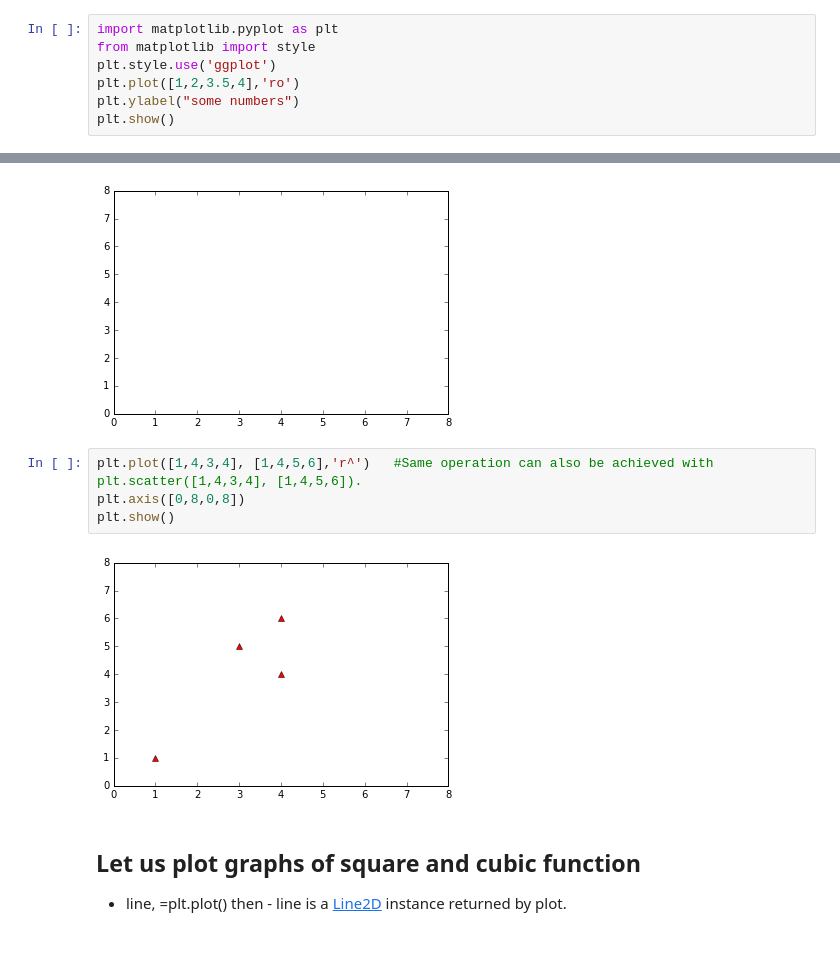
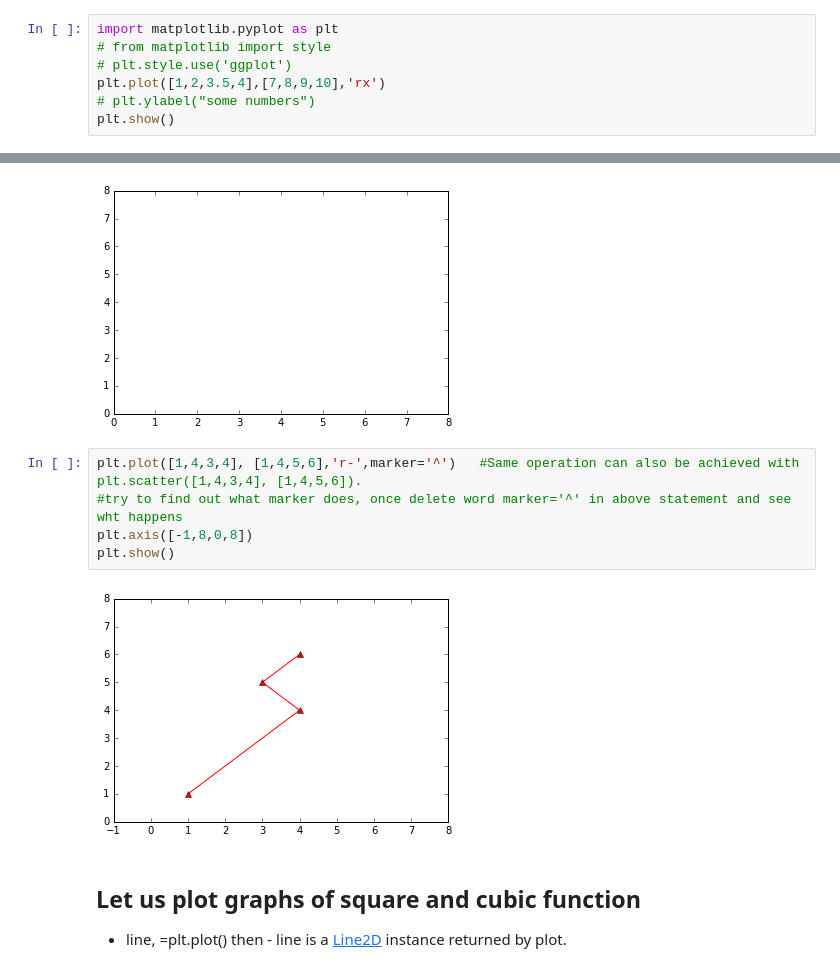
Before and after one commit to amitkvikram/python, a Jupyter notebook: matplotlib.ipynb, the cells around one changed output, grey strips where cells are left out. Cells and saved outputs as stored; diff of their text form.

```diff
--- a/matplotlib.ipynb
+++ b/matplotlib.ipynb
@@ -28,8 +30,8 @@ Note: *Throughout your code u can write matplotlib.pyplot as plt*
 # %%
 import matplotlib.pyplot as plt
-from matplotlib import style
-plt.style.use('ggplot')
-plt.plot([1,2,3.5,4],'ro')
-plt.ylabel("some numbers")
+# from matplotlib import style
+# plt.style.use('ggplot')
+plt.plot([1,2,3.5,4],[7,8,9,10],'rx')
+# plt.ylabel("some numbers")
 plt.show()
 # %% [output]
@@ -46,11 +48,12 @@ plt.axis([0,8,0,8])
 [0, 8, 0, 8]
 [figure]
 # %%
-plt.plot([1,4,3,4], [1,4,5,6],'r^')   #Same operation can also be achieved with plt.scatter([1,4,3,4], [1,4,5,6]).
-plt.axis([0,8,0,8])
+plt.plot([1,4,3,4], [1,4,5,6],'r-',marker='^')   #Same operation can also be achieved with plt.scatter([1,4,3,4], [1,4,5,6]).
+#try to find out what marker does, once delete word marker='^' in above statement and see wht happens
+plt.axis([-1,8,0,8])
 plt.show()
 # %% [output]
-[figure, old version]
+[figure, new version]
 # %% [markdown]
 ## Let us plot graphs of square and cubic function
 
```
Also changed, not shown: parts of 19 cells of this notebook, 3 other files.
